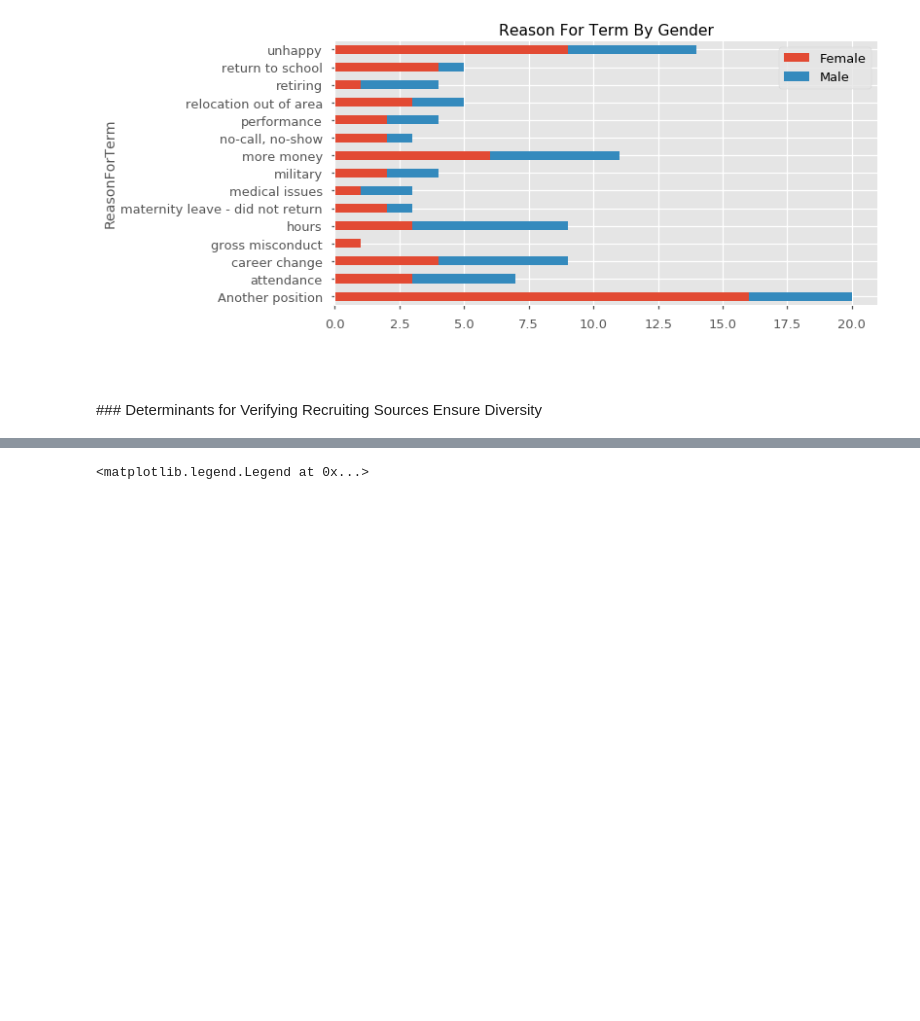
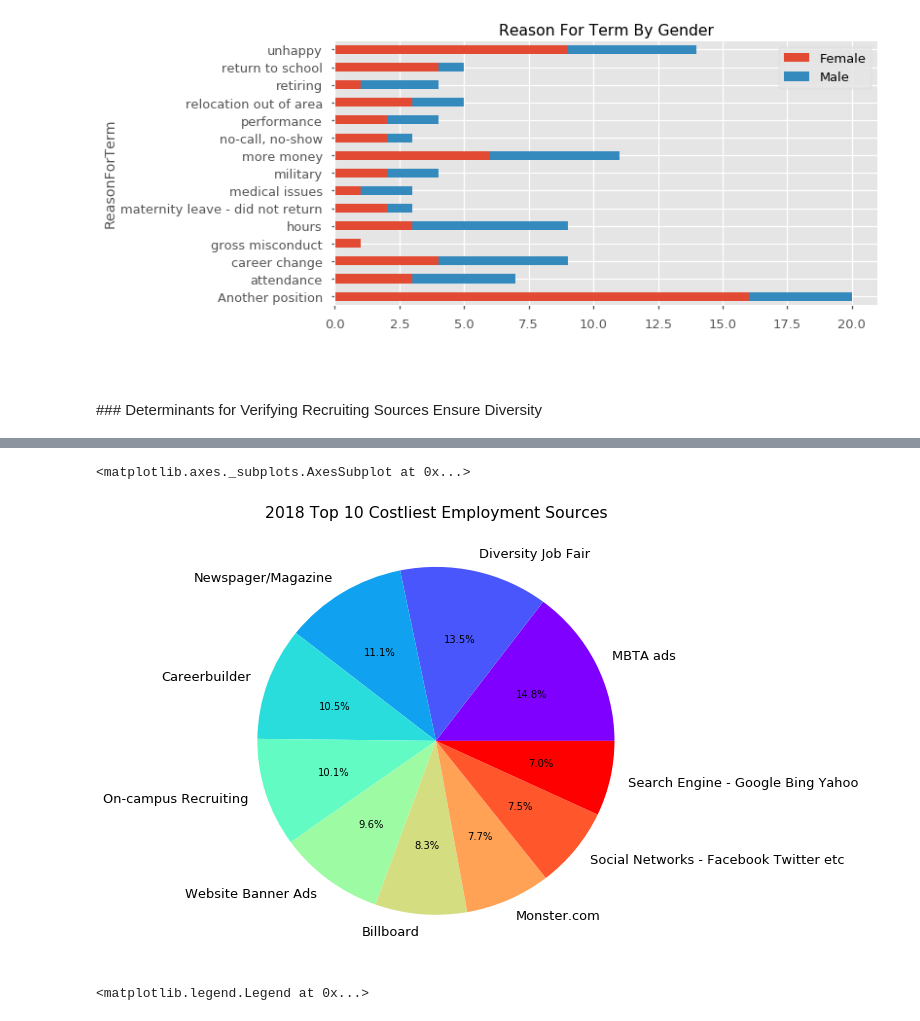
Before and after one commit to patrol7171/HR-Data-Analysis--Dental-Magic, a Jupyter notebook: Dental Magic HR Data Analysis-Part 1.ipynb, the cells around one changed output, grey strips where cells are left out. Drawn from its saved outputs; the diff is of its cells as text; code cells hidden in the pictures; blank space fills up the shorter version.

```diff
--- a/Dental Magic HR Data Analysis-Part 1.ipynb
+++ b/Dental Magic HR Data Analysis-Part 1.ipynb
@@ -365,3 +368,6 @@ newCostTbl
 | Vendor Referral | 0 | 0 | 0 | 0 | 0 | 0 | 0 | ... |
 | Website Banner Ads | 400 | 400 | 300 | 388 | 592 | 610 | 620 | ... |
 | Word of Mouth | 0 | 0 | 0 | 0 | 0 | 0 | 0 | ... |
+# %%
+totalsTbl2018 = newCostTbl.sum(axis=1)
+totalsTbl2018
@@ -368,3 +392,10 @@ newCostTbl
+# %%
+top10_2018costs = totalsTbl2018.nlargest(10)
+top10_2018costs.plot(kind='pie',figsize=(8,8),autopct='%1.1f%%',colormap=cmap2,
+                     title='2018 Top 10 Costliest Employment Sources',label='')
+# %% [output]
+<matplotlib.axes._subplots.AxesSubplot at 0x...>
+[figure, added]
 # %%
 newCostTbl.plot(kind="barh", figsize=(10,8), stacked=True, colormap=cmap1,
                 title='2018 Employment Source Costs').legend(bbox_to_anchor=(1,1))
```
Also changed, not shown: parts of 6 cells of this notebook, 29 other files.
